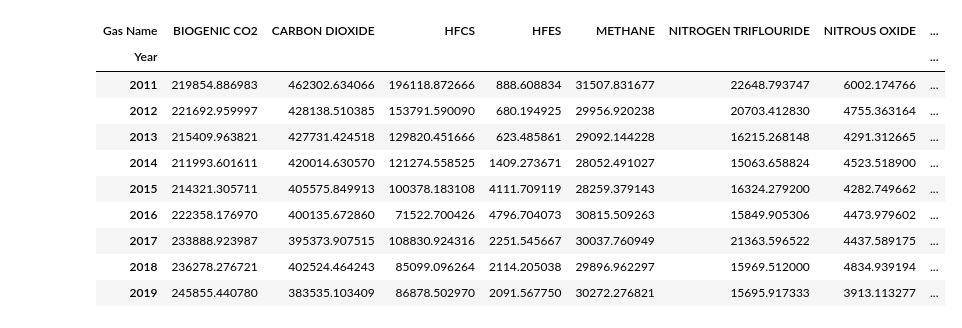
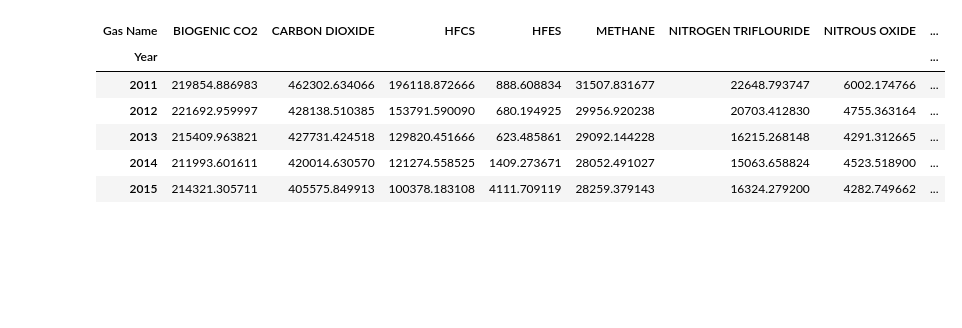
Before and after one commit to EnviroTechSean/TeamPunchParty, a Jupyter notebook: gas_types_aq_model.ipynb, the cells around one changed output. Cells and saved outputs as stored; diff of their text form; code cells hidden in the pictures; blank space fills up the shorter version.

Commit message:
Lots of county group based modelling

```diff
--- a/gas_types_aq_model.ipynb
+++ b/gas_types_aq_model.ipynb
@@ -49,8 +57,12 @@ gas_types = punch_party_utils.make_gas_types_df()
 # %%
-display(gas_types.columns)
+gas_types = punch_party_utils.make_gas_types_df()
 
 gas_types = gas_types.drop(
-    columns=["Address Line 1", "City", "County",
+    columns=["Address Line 1", "City",
              "Facility ID", "Gas Code", "Latitude", "Longitude",
              "State Name", "Zip Code", "Facility Name"])
+
+gas_types["County_Year"] = gas_types["County"] + "_" + gas_types["Year"].astype(str)
+
+display(gas_types.head())
 # %% [output]
@@ -142,23 +144,19 @@ print(co2_aq_model.predict(np.array([value_to_predict]).reshape(-1, 1)))
 # %%
-emissions_per_year_per_gas = gas_types.groupby(['Year', 'Gas Name']).mean()
+emissions_per_year_per_gas = gas_types.drop(columns=["County", "County_Year"]).groupby(['Year', 'Gas Name']).mean()
 
 emissions_per_year_per_gas = emissions_per_year_per_gas.reset_index()
 
 emissions_per_year_per_gas = emissions_per_year_per_gas.pivot(index='Year', columns='Gas Name', values='CO2 Emission').dropna()
 
-display(emissions_per_year_per_gas)
+display(emissions_per_year_per_gas.head())
 # %% [output]
 | Gas Name | BIOGENIC CO2 | CARBON DIOXIDE | HFCS | HFES | METHANE | NITROGEN TRIFLOURIDE | NITROUS OXIDE | ... |
 | Year |  |  |  |  |  |  |  | ... |
 | 2011 | 219854.886983 | 462302.634066 | 196118.872666 | 888.608834 | 31507.831677 | 22648.793747 | 6002.174766 | ... |
 | 2012 | 221692.959997 | 428138.510385 | 153791.590090 | 680.194925 | 29956.920238 | 20703.412830 | 4755.363164 | ... |
 | 2013 | 215409.963821 | 427731.424518 | 129820.451666 | 623.485861 | 29092.144228 | 16215.268148 | 4291.312665 | ... |
 | 2014 | 211993.601611 | 420014.630570 | 121274.558525 | 1409.273671 | 28052.491027 | 15063.658824 | 4523.518900 | ... |
 | 2015 | 214321.305711 | 405575.849913 | 100378.183108 | 4111.709119 | 28259.379143 | 16324.279200 | 4282.749662 | ... |
-| 2016 | 222358.176970 | 400135.672860 | 71522.700426 | 4796.704073 | 30815.509263 | 15849.905306 | 4473.979602 | ... |
-| 2017 | 233888.923987 | 395373.907515 | 108830.924316 | 2251.545667 | 30037.760949 | 21363.596522 | 4437.589175 | ... |
-| 2018 | 236278.276721 | 402524.464243 | 85099.096264 | 2114.205038 | 29896.962297 | 15969.512000 | 4834.939194 | ... |
-| 2019 | 245855.440780 | 383535.103409 | 86878.502970 | 2091.567750 | 30272.276821 | 15695.917333 | 3913.113277 | ... |
 # %%
 all_gasses_with_air_quality = emissions_per_year_per_gas.merge(
     air_quality_yearly_averages, left_index=True, right_index=True, how="inner")
```
Also changed, not shown: parts of 29 cells of this notebook, 1 other file.
